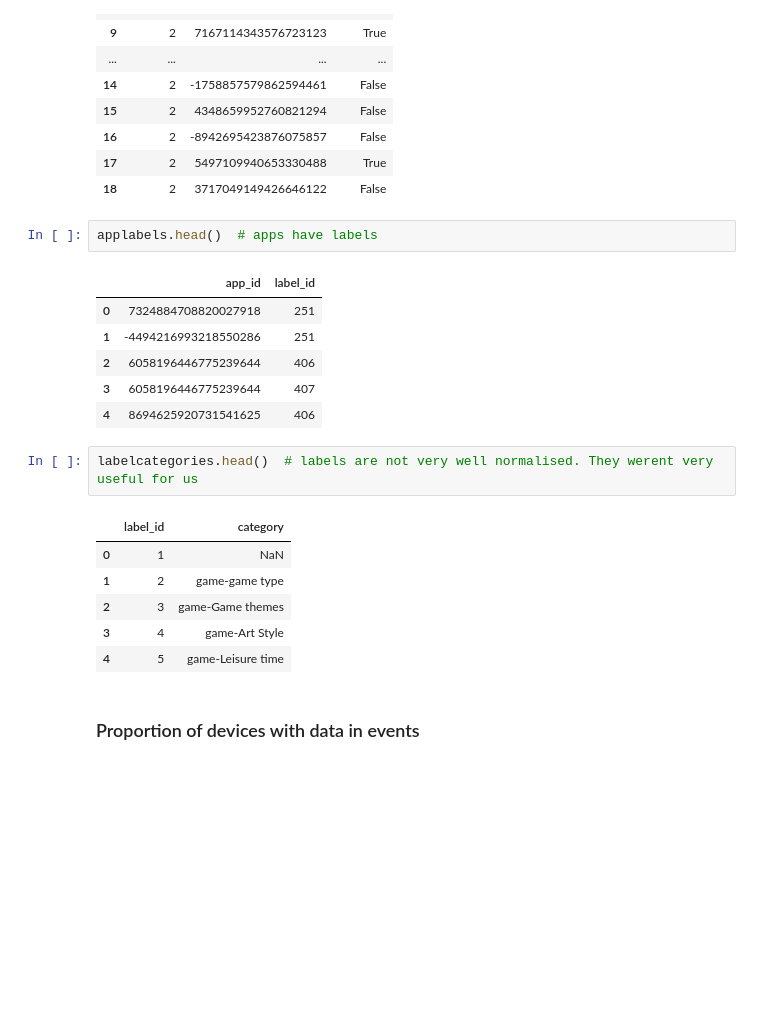
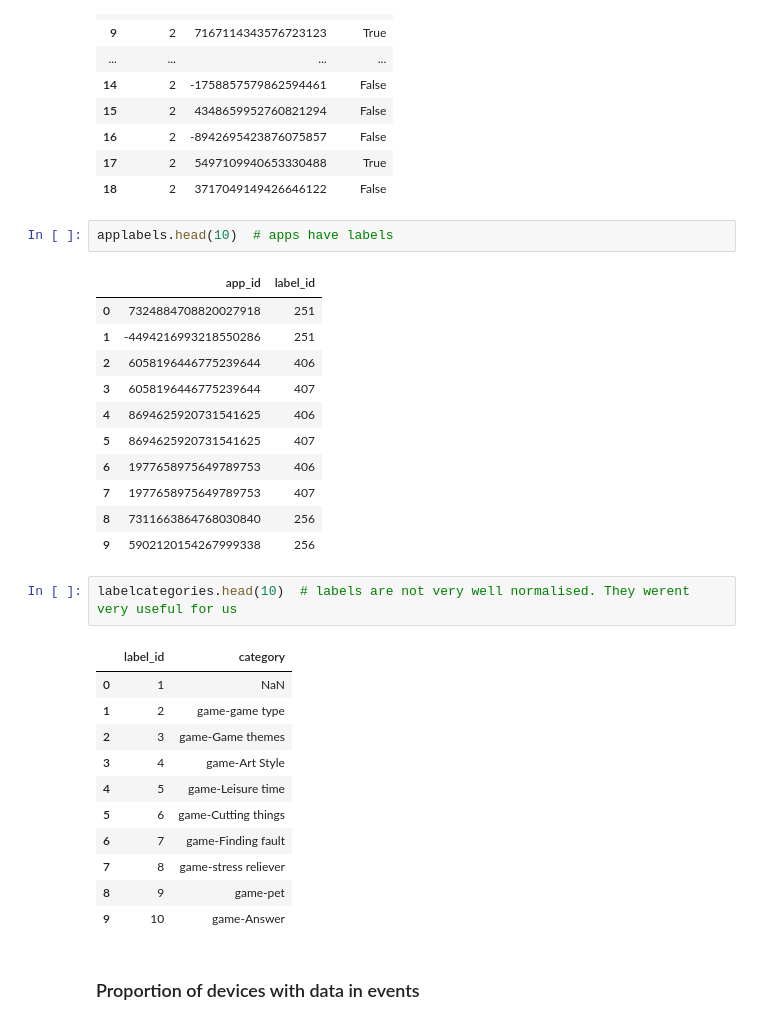
Before and after one commit to chechir/talking_data, a Jupyter notebook: brussels/notebook.ipynb, the cells around one changed output. Cells and saved outputs as stored; diff of their text form; blank space fills up the shorter version.

```diff
--- a/brussels/notebook.ipynb
+++ b/brussels/notebook.ipynb
@@ -91,16 +106,21 @@ appevents[appevents['event_id'] == 2]  # When an event happened, what apps were
 | 17 | 2 | 5497109940653330488 | True |
 | 18 | 2 | 3717049149426646122 | False |
 # %%
-applabels.head()  # apps have labels
+applabels.head(10)  # apps have labels
 # %% [output]
 |  | app_id | label_id |
 | 0 | 7324884708820027918 | 251 |
 | 1 | -4494216993218550286 | 251 |
 | 2 | 6058196446775239644 | 406 |
 | 3 | 6058196446775239644 | 407 |
 | 4 | 8694625920731541625 | 406 |
+| 5 | 8694625920731541625 | 407 |
+| 6 | 1977658975649789753 | 406 |
+| 7 | 1977658975649789753 | 407 |
+| 8 | 7311663864768030840 | 256 |
+| 9 | 5902120154267999338 | 256 |
 # %%
-labelcategories.head()  # labels are not very well normalised. They werent very useful for us
+labelcategories.head(10)  # labels are not very well normalised. They werent very useful for us
 # %% [output]
 |  | label_id | category |
 | 0 | 1 | NaN |
@@ -108,6 +128,11 @@ labelcategories.head()  # labels are not very well normalised. They werent very
 | 2 | 3 | game-Game themes |
 | 3 | 4 | game-Art Style |
 | 4 | 5 | game-Leisure time |
+| 5 | 6 | game-Cutting things |
+| 6 | 7 | game-Finding fault |
+| 7 | 8 | game-stress reliever |
+| 8 | 9 | game-pet |
+| 9 | 10 | game-Answer |
 # %% [markdown]
 ### Proportion of devices with data in events
 # %%
```
Also changed, not shown: parts of 4 cells of this notebook, 4 other files.
